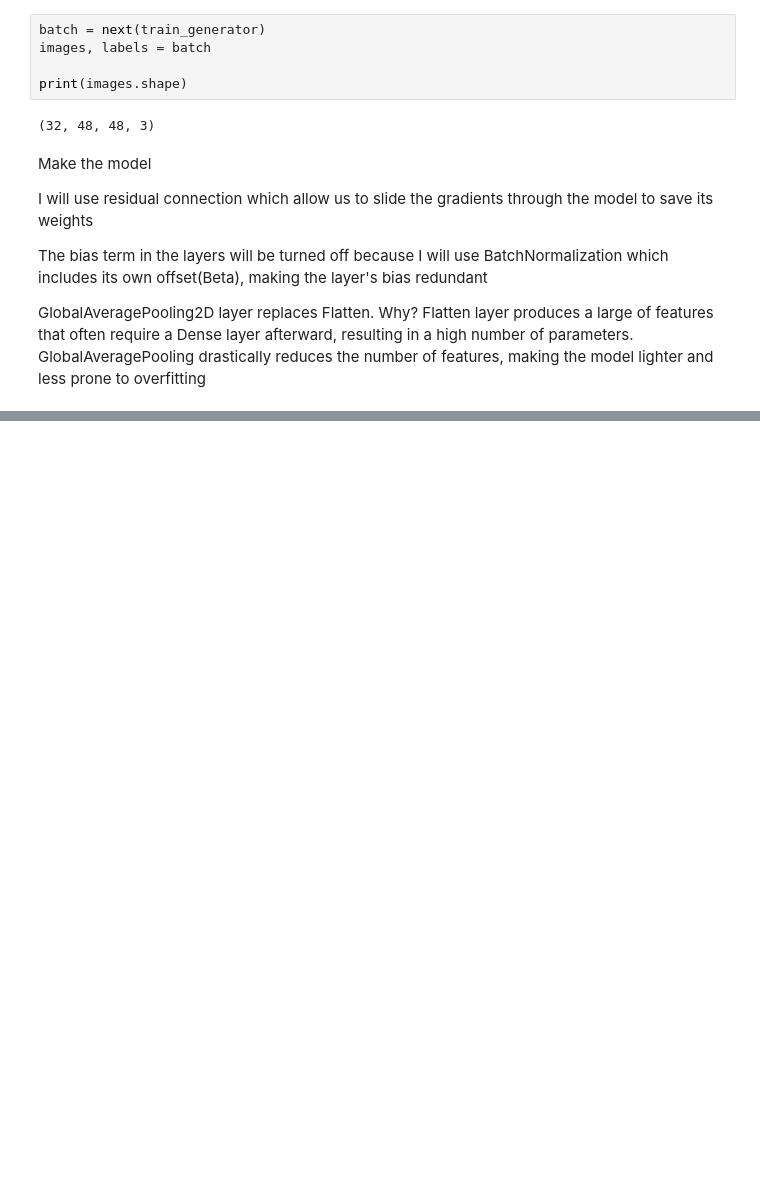
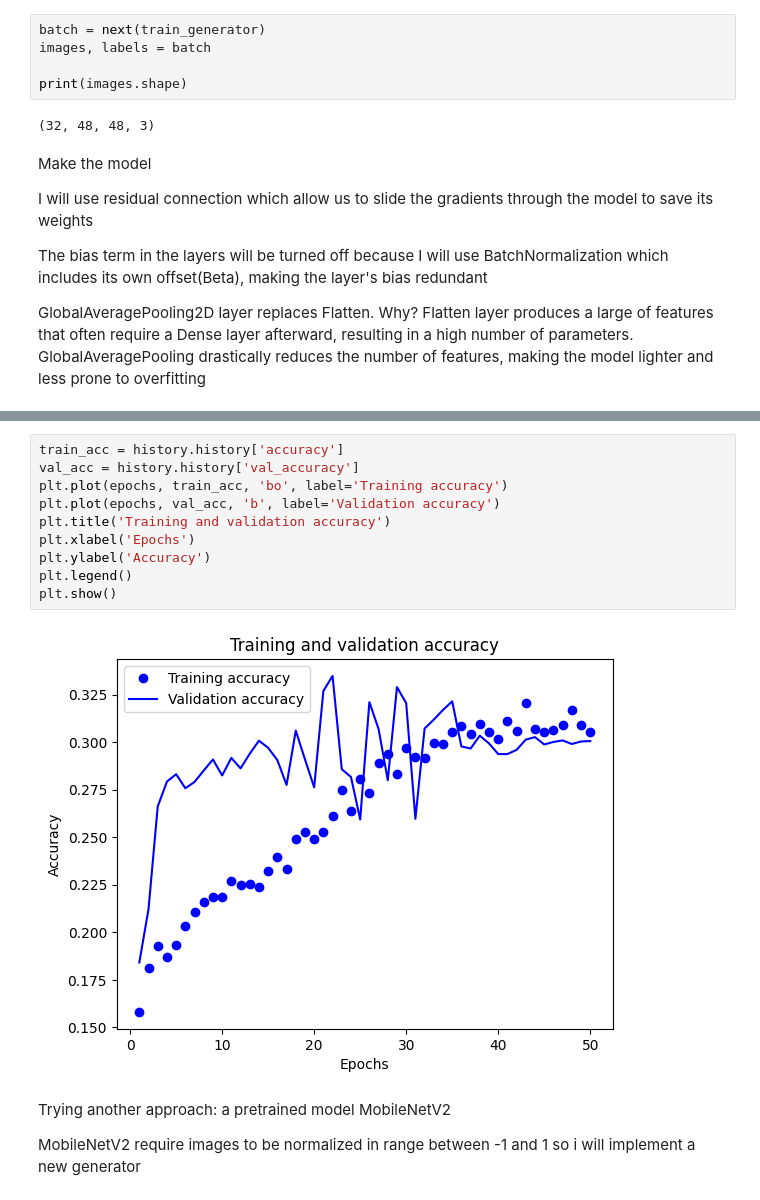
Before and after one commit to Carapet07/Data-Science-projects, a Jupyter notebook: Facial_Emotion_Recognition.ipynb, the cells around one changed output, grey strips where cells are left out. Saved outputs shown, nothing was run; the diff lists cells and outputs as text; blank space fills up the shorter version.

```diff
--- a/Facial_Emotion_Recognition.ipynb
+++ b/Facial_Emotion_Recognition.ipynb
@@ -149,0 +212,16 @@ KeyboardInterrupt:
+# %%
+train_acc = history.history['accuracy']
+val_acc = history.history['val_accuracy']
+plt.plot(epochs, train_acc, 'bo', label='Training accuracy')
+plt.plot(epochs, val_acc, 'b', label='Validation accuracy')
+plt.title('Training and validation accuracy')
+plt.xlabel('Epochs')
+plt.ylabel('Accuracy')
+plt.legend()
+plt.show()
+# %% [output]
+[figure, added]
+# %% [markdown]
+Trying another approach: a pretrained model MobileNetV2
+
+MobileNetV2 require images to be normalized in range between -1 and 1 so i will implement a new generator
```
Also changed, not shown: parts of 13 cells of this notebook.
